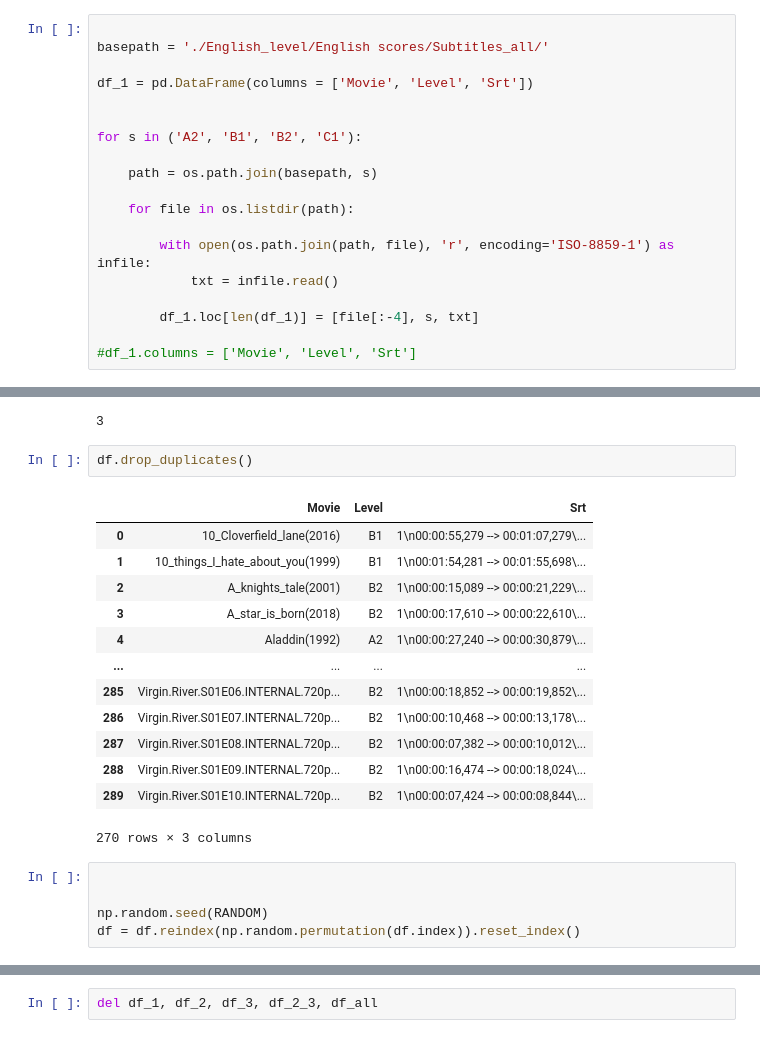
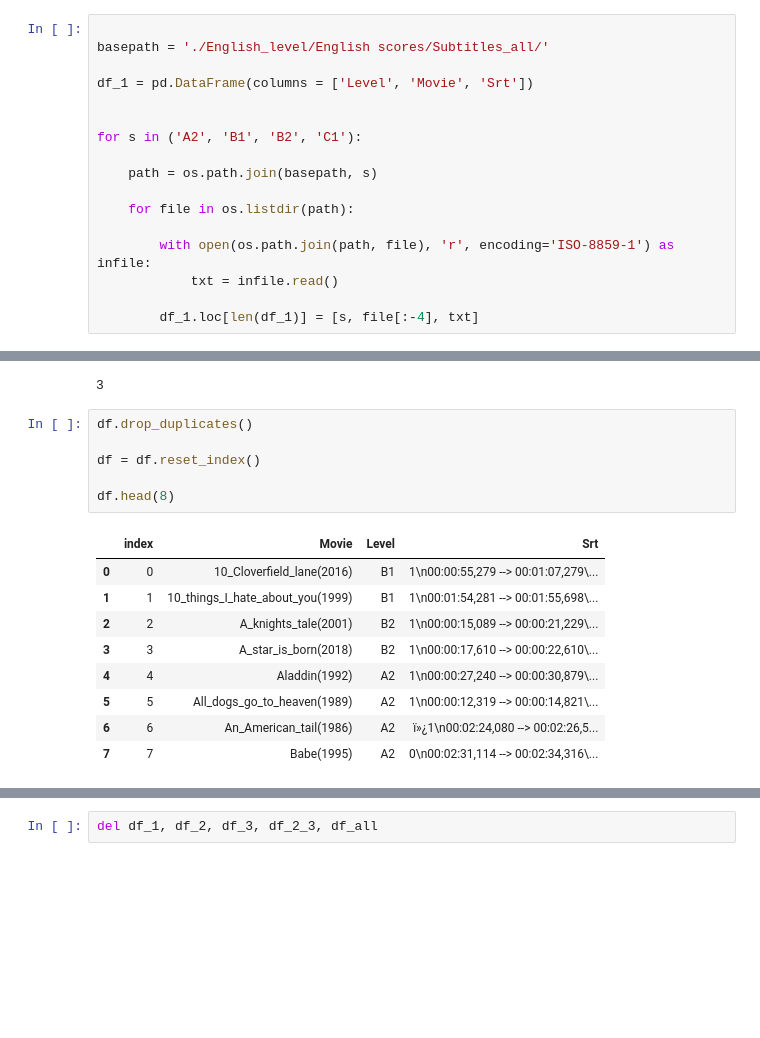
Before and after one commit to maria-smiles/master2, a Jupyter notebook: M2v1.ipynb, the cells around one changed output, grey strips where cells are left out. Cells and saved outputs as stored; diff of their text form; blank space fills up the shorter version.

```diff
--- a/M2v1.ipynb
+++ b/M2v1.ipynb
@@ -74,7 +74,7 @@ Dispatcher:
 
 basepath = './English_level/English scores/Subtitles_all/'
 
-df_1 = pd.DataFrame(columns = ['Movie', 'Level', 'Srt'])
+df_1 = pd.DataFrame(columns = ['Level', 'Movie', 'Srt'])
 
 
 for s in ('A2', 'B1', 'B2', 'C1'):
@@ -86,9 +86,7 @@ for s in ('A2', 'B1', 'B2', 'C1'):
         with open(os.path.join(path, file), 'r', encoding='ISO-8859-1') as infile:
             txt = infile.read()
 
-        df_1.loc[len(df_1)] = [file[:-4], s, txt]
-
-#df_1.columns = ['Movie', 'Level', 'Srt']
+        df_1.loc[len(df_1)] = [s, file[:-4], txt]
 # %%
 display(df_1)
 # %% [output]
@@ -363,22 +378,17 @@ df.duplicated().sum()
 3
 # %%
 df.drop_duplicates()
+
+df = df.reset_index()
+
+df.head(8)
 # %% [output]
-|  | Movie | Level | Srt |
-| 0 | 10_Cloverfield_lane(2016) | B1 | 1\n00:00:55,279 --> 00:01:07,279\... |
-| 1 | 10_things_I_hate_about_you(1999) | B1 | 1\n00:01:54,281 --> 00:01:55,698\... |
-| 2 | A_knights_tale(2001) | B2 | 1\n00:00:15,089 --> 00:00:21,229\... |
-| 3 | A_star_is_born(2018) | B2 | 1\n00:00:17,610 --> 00:00:22,610\... |
-| 4 | Aladdin(1992) | A2 | 1\n00:00:27,240 --> 00:00:30,879\... |
-| ... | ... | ... | ... |
-| 285 | Virgin.River.S01E06.INTERNAL.720p... | B2 | 1\n00:00:18,852 --> 00:00:19,852\... |
-| 286 | Virgin.River.S01E07.INTERNAL.720p... | B2 | 1\n00:00:10,468 --> 00:00:13,178\... |
-| 287 | Virgin.River.S01E08.INTERNAL.720p... | B2 | 1\n00:00:07,382 --> 00:00:10,012\... |
-| 288 | Virgin.River.S01E09.INTERNAL.720p... | B2 | 1\n00:00:16,474 --> 00:00:18,024\... |
-| 289 | Virgin.River.S01E10.INTERNAL.720p... | B2 | 1\n00:00:07,424 --> 00:00:08,844\... |
+|  | index | Movie | Level | Srt |
+| 0 | 0 | 10_Cloverfield_lane(2016) | B1 | 1\n00:00:55,279 --> 00:01:07,279\... |
+| 1 | 1 | 10_things_I_hate_about_you(1999) | B1 | 1\n00:01:54,281 --> 00:01:55,698\... |
+| 2 | 2 | A_knights_tale(2001) | B2 | 1\n00:00:15,089 --> 00:00:21,229\... |
+| 3 | 3 | A_star_is_born(2018) | B2 | 1\n00:00:17,610 --> 00:00:22,610\... |
+| 4 | 4 | Aladdin(1992) | A2 | 1\n00:00:27,240 --> 00:00:30,879\... |
+| 5 | 5 | All_dogs_go_to_heaven(1989) | A2 | 1\n00:00:12,319 --> 00:00:14,821\... |
+| 6 | 6 | An_American_tail(1986) | A2 | ï»¿1\n00:02:24,080 --> 00:02:26,5... |
+| 7 | 7 | Babe(1995) | A2 | 0\n00:02:31,114 --> 00:02:34,316\... |
-270 rows × 3 columns
-# %%
-
-
-np.random.seed(RANDOM)
-df = df.reindex(np.random.permutation(df.index)).reset_index()
```
Also changed, not shown: parts of 51 cells of this notebook, 1 other file.
